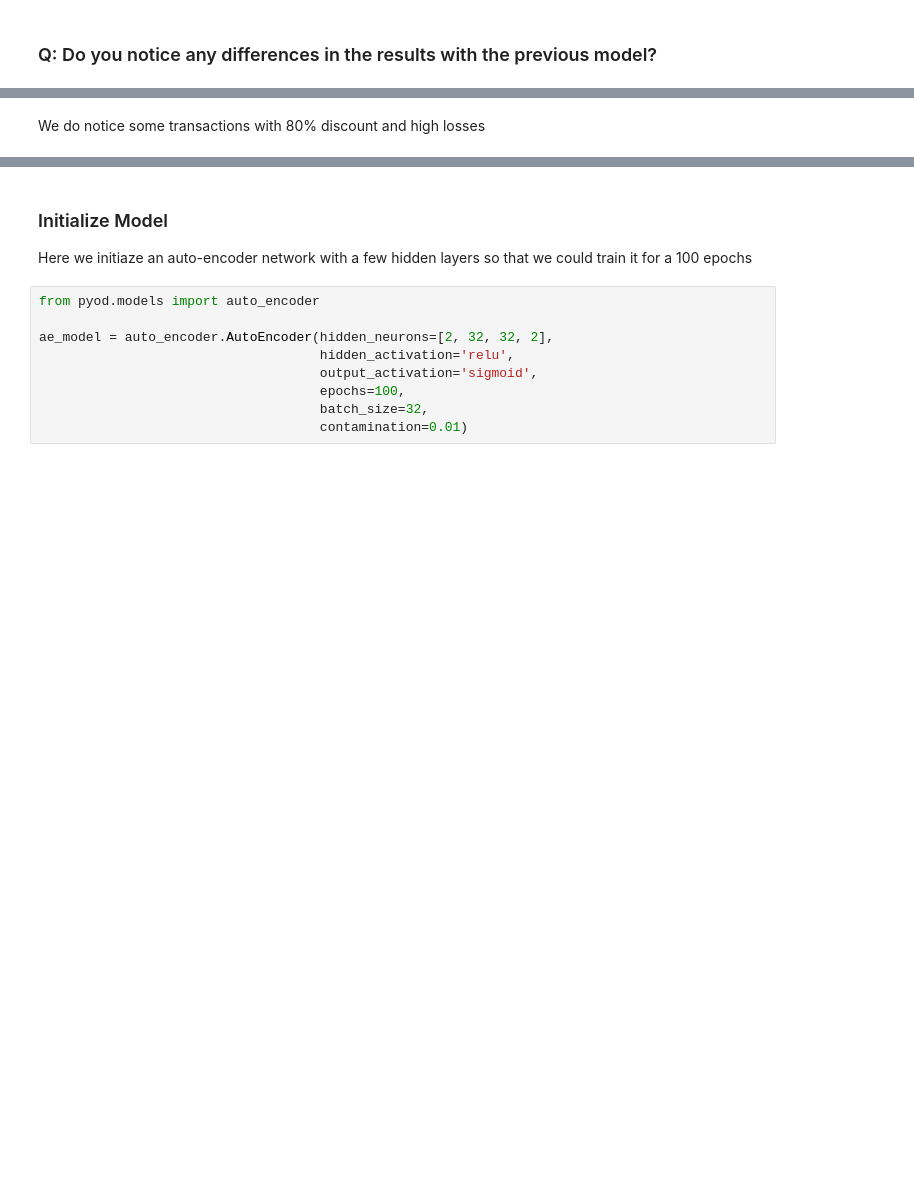
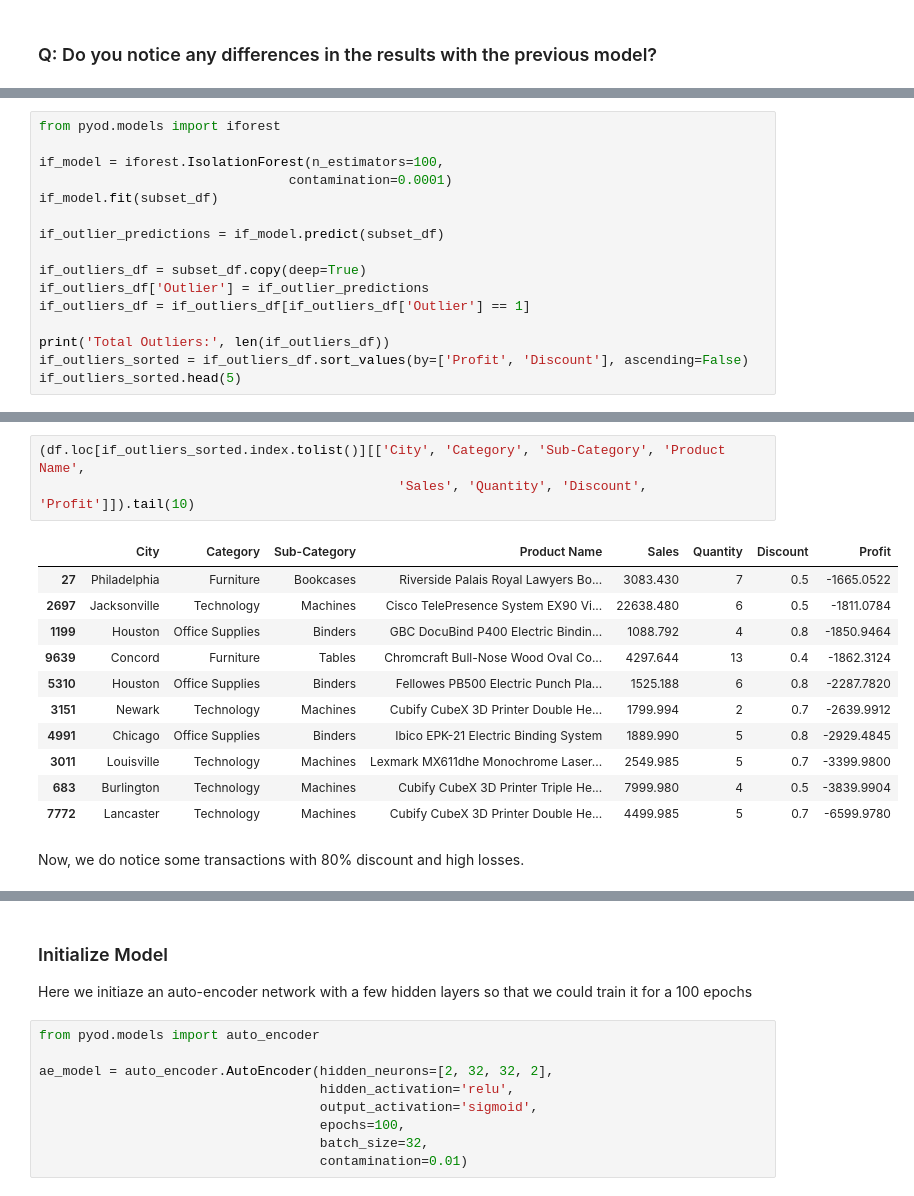
Before and after one commit to RafaelaMartelo/Anomaly-Detection-Mini-Project, a Jupyter notebook: Mini_Project_Anomaly_Detection.ipynb, the cells around one changed output, grey strips where cells are left out. Saved outputs shown, nothing was run; the diff lists cells and outputs as text; blank space fills up the shorter version.

```diff
--- a/Mini_Project_Anomaly_Detection.ipynb
+++ b/Mini_Project_Anomaly_Detection.ipynb
@@ -648,0 +563,16 @@ __Your turn:__ View the bottom ten transactions
+# %%
+from pyod.models import iforest
+
+if_model = iforest.IsolationForest(n_estimators=100,
+                                contamination=0.0001)
+if_model.fit(subset_df)
+
+if_outlier_predictions = if_model.predict(subset_df)
+
+if_outliers_df = subset_df.copy(deep=True)
+if_outliers_df['Outlier'] = if_outlier_predictions
+if_outliers_df = if_outliers_df[if_outliers_df['Outlier'] == 1]
+
+print('Total Outliers:', len(if_outliers_df))
+if_outliers_sorted = if_outliers_df.sort_values(by=['Profit', 'Discount'], ascending=False)
+if_outliers_sorted.head(5)
@@ -649,5 +587,20 @@ __Your turn:__ View the bottom ten transactions
+# %%
+(df.loc[if_outliers_sorted.index.tolist()][['City', 'Category', 'Sub-Category', 'Product Name',
+                                              'Sales', 'Quantity', 'Discount', 'Profit']]).tail(10)
+# %% [output]
+|  | City | Category | Sub-Category | Product Name | Sales | Quantity | Discount | Profit |
+| 27 | Philadelphia | Furniture | Bookcases | Riverside Palais Royal Lawyers Bo... | 3083.430 | 7 | 0.5 | -1665.0522 |
+| 2697 | Jacksonville | Technology | Machines | Cisco TelePresence System EX90 Vi... | 22638.480 | 6 | 0.5 | -1811.0784 |
+| 1199 | Houston | Office Supplies | Binders | GBC DocuBind P400 Electric Bindin... | 1088.792 | 4 | 0.8 | -1850.9464 |
+| 9639 | Concord | Furniture | Tables | Chromcraft Bull-Nose Wood Oval Co... | 4297.644 | 13 | 0.4 | -1862.3124 |
+| 5310 | Houston | Office Supplies | Binders | Fellowes PB500 Electric Punch Pla... | 1525.188 | 6 | 0.8 | -2287.7820 |
+| 3151 | Newark | Technology | Machines | Cubify CubeX 3D Printer Double He... | 1799.994 | 2 | 0.7 | -2639.9912 |
+| 4991 | Chicago | Office Supplies | Binders | Ibico EPK-21 Electric Binding System | 1889.990 | 5 | 0.8 | -2929.4845 |
+| 3011 | Louisville | Technology | Machines | Lexmark MX611dhe Monochrome Laser... | 2549.985 | 5 | 0.7 | -3399.9800 |
+| 683 | Burlington | Technology | Machines | Cubify CubeX 3D Printer Triple He... | 7999.980 | 4 | 0.5 | -3839.9904 |
+| 7772 | Lancaster | Technology | Machines | Cubify CubeX 3D Printer Double He... | 4499.985 | 5 | 0.7 | -6599.9780 |
 # %% [markdown]
-We do notice some transactions with 80% discount and high losses
+Now, we do notice some transactions with 80% discount and high losses.
 # %% [markdown]
 ## Q 4.3: Multivariate Anomaly Detection with Auto-encoders
 
```
Also changed, not shown: parts of 38 cells of this notebook.
